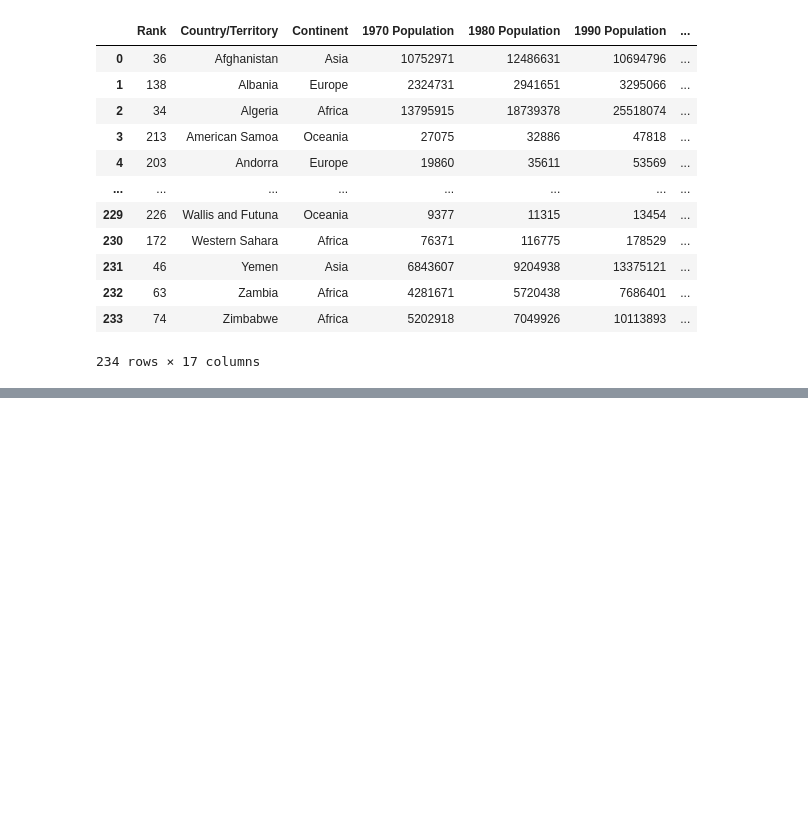
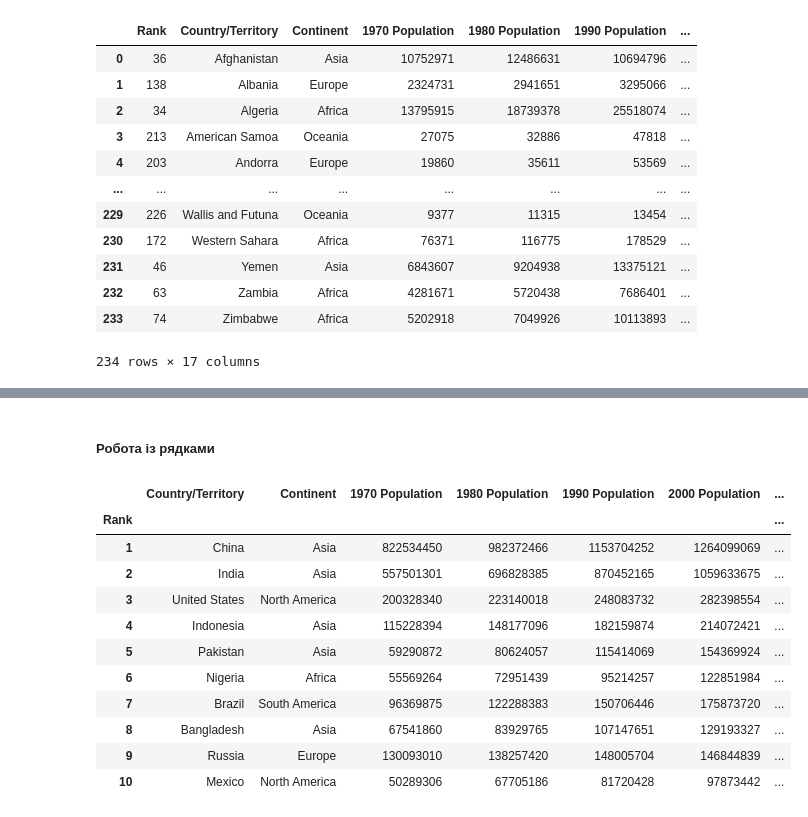
Before and after one commit to Y-Rov/python-PNU-course, a Jupyter notebook: course-part-2/realization-cw-2/rovinskyi-cw-2.ipynb, the cells around one changed output, grey strips where cells are left out. Cells and saved outputs as stored; diff of their text form; code cells hidden in the pictures; blank space fills up the shorter version.

```diff
--- a/course-part-2/realization-cw-2/rovinskyi-cw-2.ipynb
+++ b/course-part-2/realization-cw-2/rovinskyi-cw-2.ipynb
@@ -70,0 +254,18 @@ result_dataframe
+# %% [markdown]
+##### Робота із рядками
+# %%
+# Вивід першої десятки рейтингу
+result_df_with_rank_index.loc[:10]
+# %% [output]
+|  | Country/Territory | Continent | 1970 Population | 1980 Population | 1990 Population | 2000 Population | ... |
+| Rank |  |  |  |  |  |  | ... |
+| 1 | China | Asia | 822534450 | 982372466 | 1153704252 | 1264099069 | ... |
+| 2 | India | Asia | 557501301 | 696828385 | 870452165 | 1059633675 | ... |
+| 3 | United States | North America | 200328340 | 223140018 | 248083732 | 282398554 | ... |
+| 4 | Indonesia | Asia | 115228394 | 148177096 | 182159874 | 214072421 | ... |
+| 5 | Pakistan | Asia | 59290872 | 80624057 | 115414069 | 154369924 | ... |
+| 6 | Nigeria | Africa | 55569264 | 72951439 | 95214257 | 122851984 | ... |
+| 7 | Brazil | South America | 96369875 | 122288383 | 150706446 | 175873720 | ... |
+| 8 | Bangladesh | Asia | 67541860 | 83929765 | 107147651 | 129193327 | ... |
+| 9 | Russia | Europe | 130093010 | 138257420 | 148005704 | 146844839 | ... |
+| 10 | Mexico | North America | 50289306 | 67705186 | 81720428 | 97873442 | ... |
```
Also changed, not shown: parts of 23 cells of this notebook.
